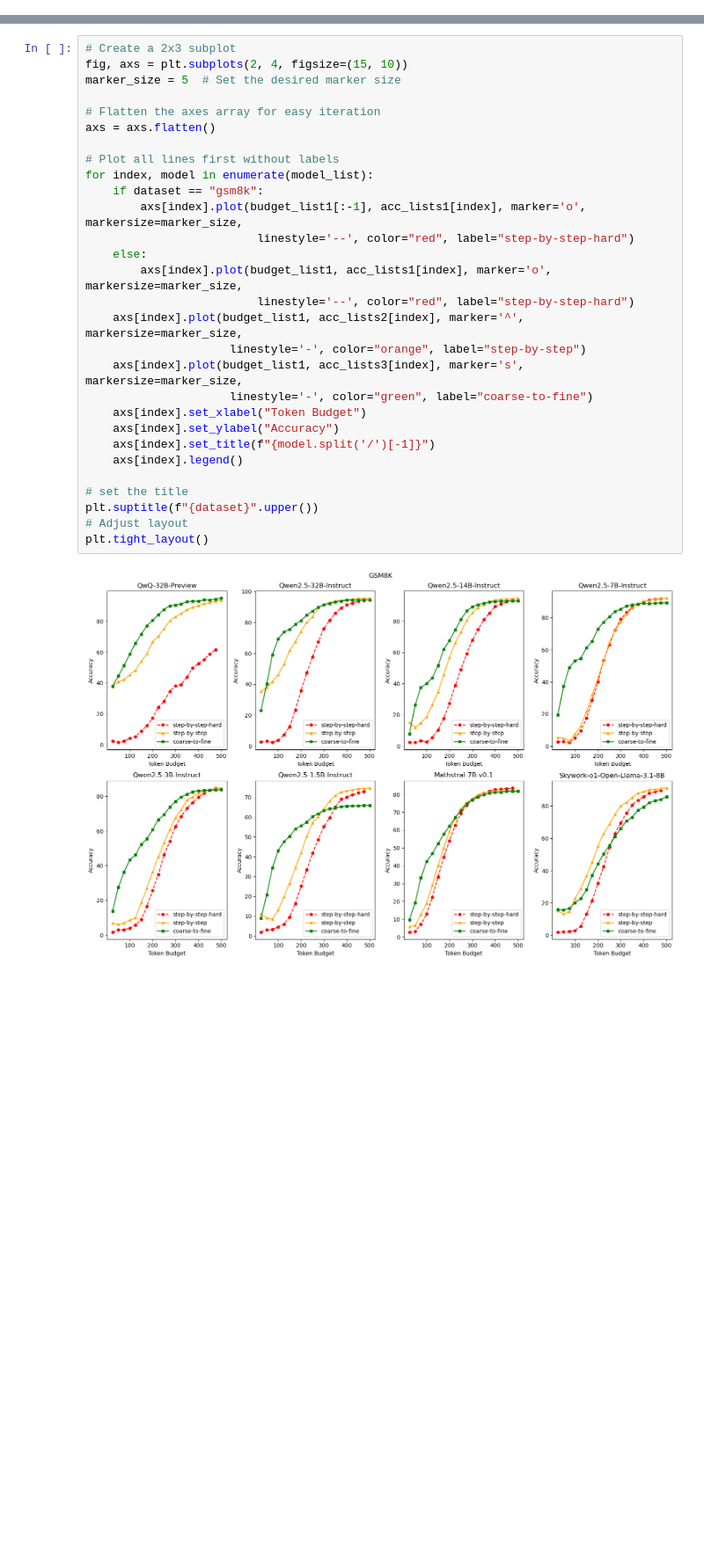
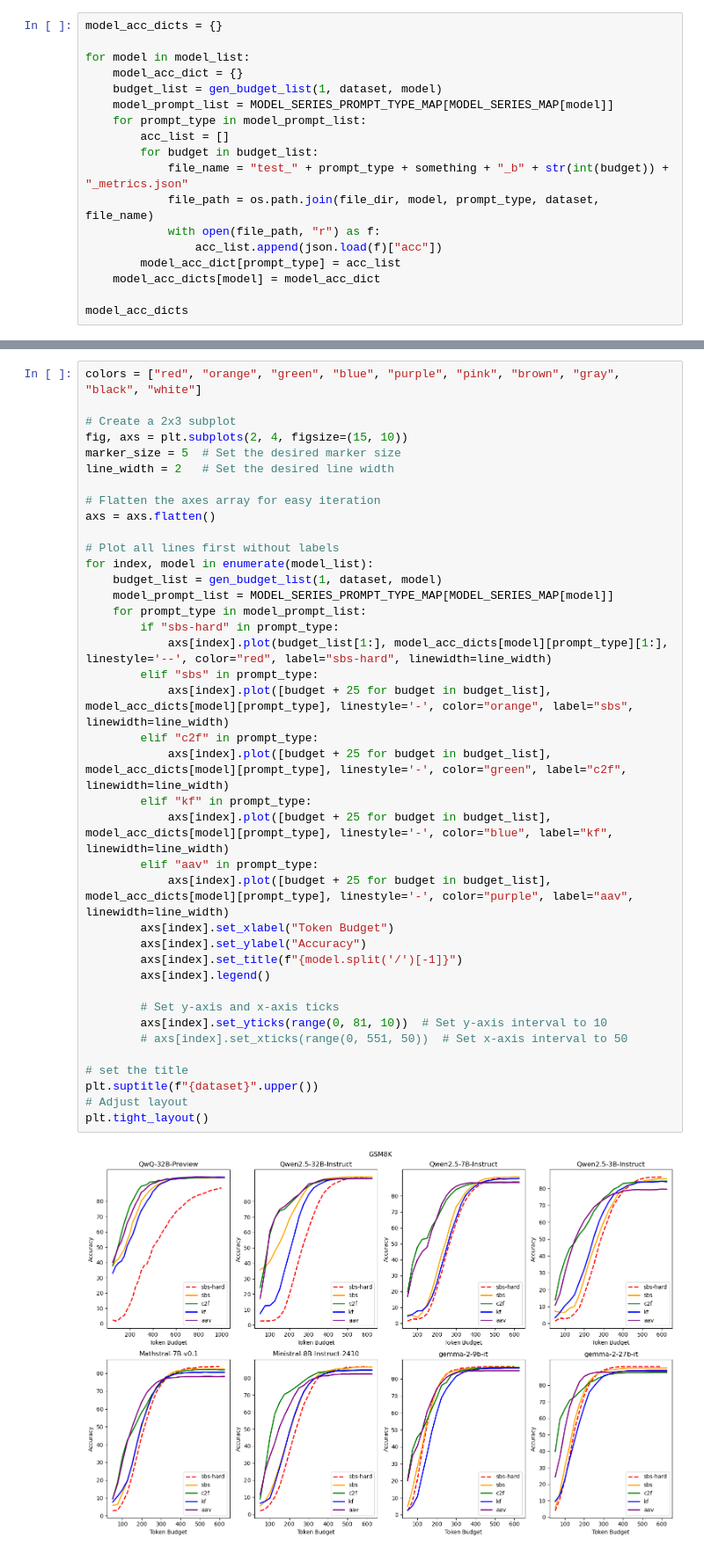
Before and after one commit to miniTsl/Time-Constrained-CoT, a Jupyter notebook: plot/plot_gsm8k.ipynb, the cells around one changed output, grey strips where cells are left out. Shown at 88% size. Cells and saved outputs as stored; diff of their text form; blank space fills up the shorter version.

```diff
--- a/plot/plot_gsm8k.ipynb
+++ b/plot/plot_gsm8k.ipynb
@@ -110,0 +94,18 @@ for model in model_list:
+# %%
+model_acc_dicts = {}
+
+for model in model_list:
+    model_acc_dict = {}
+    budget_list = gen_budget_list(1, dataset, model)
+    model_prompt_list = MODEL_SERIES_PROMPT_TYPE_MAP[MODEL_SERIES_MAP[model]]
+    for prompt_type in model_prompt_list:
+        acc_list = []
+        for budget in budget_list:
+            file_name = "test_" + prompt_type + something + "_b" + str(int(budget)) + "_metrics.json"
+            file_path = os.path.join(file_dir, model, prompt_type, dataset, file_name)
+            with open(file_path, "r") as f:
+                acc_list.append(json.load(f)["acc"])
+        model_acc_dict[prompt_type] = acc_list
+    model_acc_dicts[model] = model_acc_dict
+
+model_acc_dicts
@@ -111,31 +130,41 @@ for model in model_list:
 # %%
+colors = ["red", "orange", "green", "blue", "purple", "pink", "brown", "gray", "black", "white"]
+
 # Create a 2x3 subplot
 fig, axs = plt.subplots(2, 4, figsize=(15, 10))
 marker_size = 5  # Set the desired marker size
+line_width = 2   # Set the desired line width
 
 # Flatten the axes array for easy iteration
 axs = axs.flatten()
 
 # Plot all lines first without labels
 for index, model in enumerate(model_list):
-    if dataset == "gsm8k":
-        axs[index].plot(budget_list1[:-1], acc_lists1[index], marker='o', markersize=marker_size,
-                         linestyle='--', color="red", label="step-by-step-hard")
-    else:
-        axs[index].plot(budget_list1, acc_lists1[index], marker='o', markersize=marker_size,
-                         linestyle='--', color="red", label="step-by-step-hard")
-    axs[index].plot(budget_list1, acc_lists2[index], marker='^', markersize=marker_size,
-                     linestyle='-', color="orange", label="step-by-step")
-    axs[index].plot(budget_list1, acc_lists3[index], marker='s', markersize=marker_size,
-                     linestyle='-', color="green", label="coarse-to-fine")
-    axs[index].set_xlabel("Token Budget")
-    axs[index].set_ylabel("Accuracy")
-    axs[index].set_title(f"{model.split('/')[-1]}")
-    axs[index].legend()
+    budget_list = gen_budget_list(1, dataset, model)
+    model_prompt_list = MODEL_SERIES_PROMPT_TYPE_MAP[MODEL_SERIES_MAP[model]]
+    for prompt_type in model_prompt_list:
+        if "sbs-hard" in prompt_type:
+            axs[index].plot(budget_list[1:], model_acc_dicts[model][prompt_type][1:], linestyle='--', color="red", label="sbs-hard", linewidth=line_width)
+        elif "sbs" in prompt_type:
+            axs[index].plot([budget + 25 for budget in budget_list], model_acc_dicts[model][prompt_type], linestyle='-', color="orange", label="sbs", linewidth=line_width)
+        elif "c2f" in prompt_type:
+            axs[index].plot([budget + 25 for budget in budget_list], model_acc_dicts[model][prompt_type], linestyle='-', color="green", label="c2f", linewidth=line_width)
+        elif "kf" in prompt_type:
+            axs[index].plot([budget + 25 for budget in budget_list], model_acc_dicts[model][prompt_type], linestyle='-', color="blue", label="kf", linewidth=line_width)
+        elif "aav" in prompt_type:
+            axs[index].plot([budget + 25 for budget in budget_list], model_acc_dicts[model][prompt_type], linestyle='-', color="purple", label="aav", linewidth=line_width)
+        axs[index].set_xlabel("Token Budget")
+        axs[index].set_ylabel("Accuracy")
+        axs[index].set_title(f"{model.split('/')[-1]}")
+        axs[index].legend()
+
+        # Set y-axis and x-axis ticks
+        axs[index].set_yticks(range(0, 81, 10))  # Set y-axis interval to 10
+        # axs[index].set_xticks(range(0, 551, 50))  # Set x-axis interval to 50
 
 # set the title
 plt.suptitle(f"{dataset}".upper())
 # Adjust layout
 plt.tight_layout()
 # %% [output]
-[figure, old version]
+[figure, new version]
```
Also changed, not shown: parts of 7 cells of this notebook, 8 other files.
